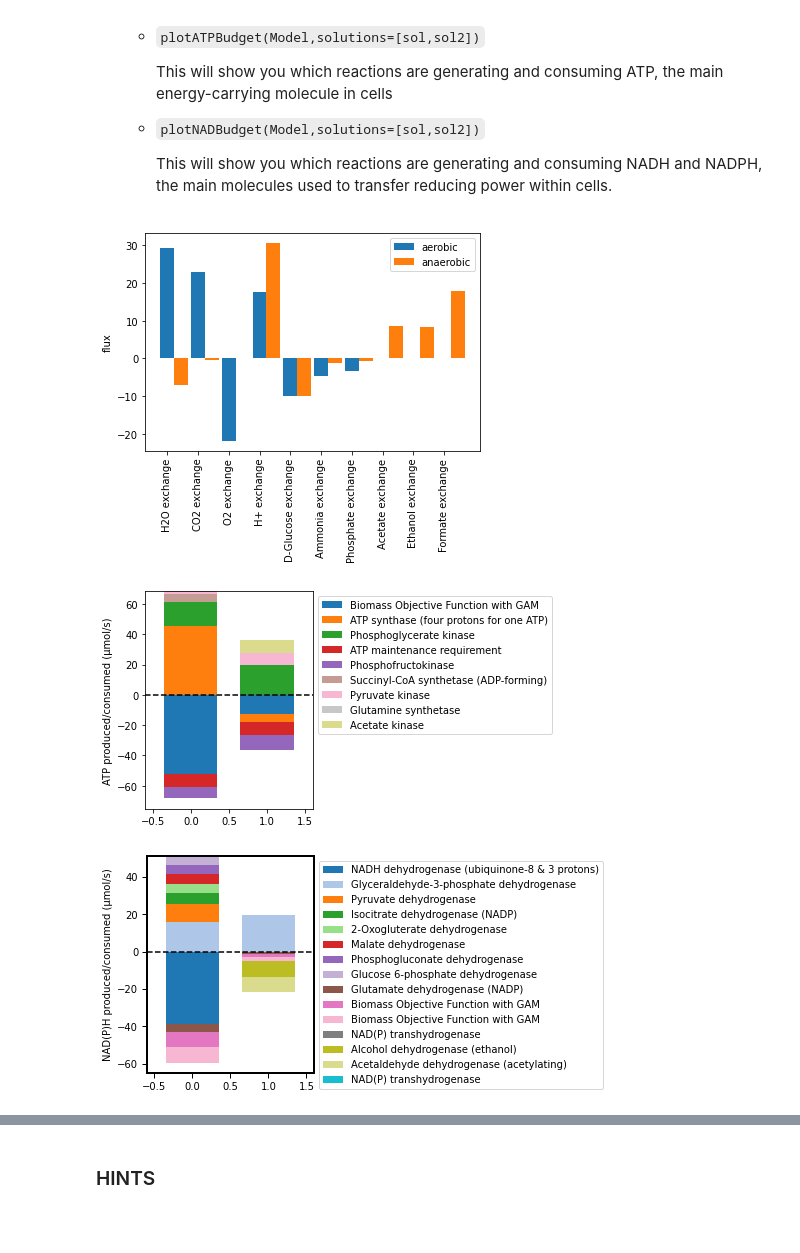
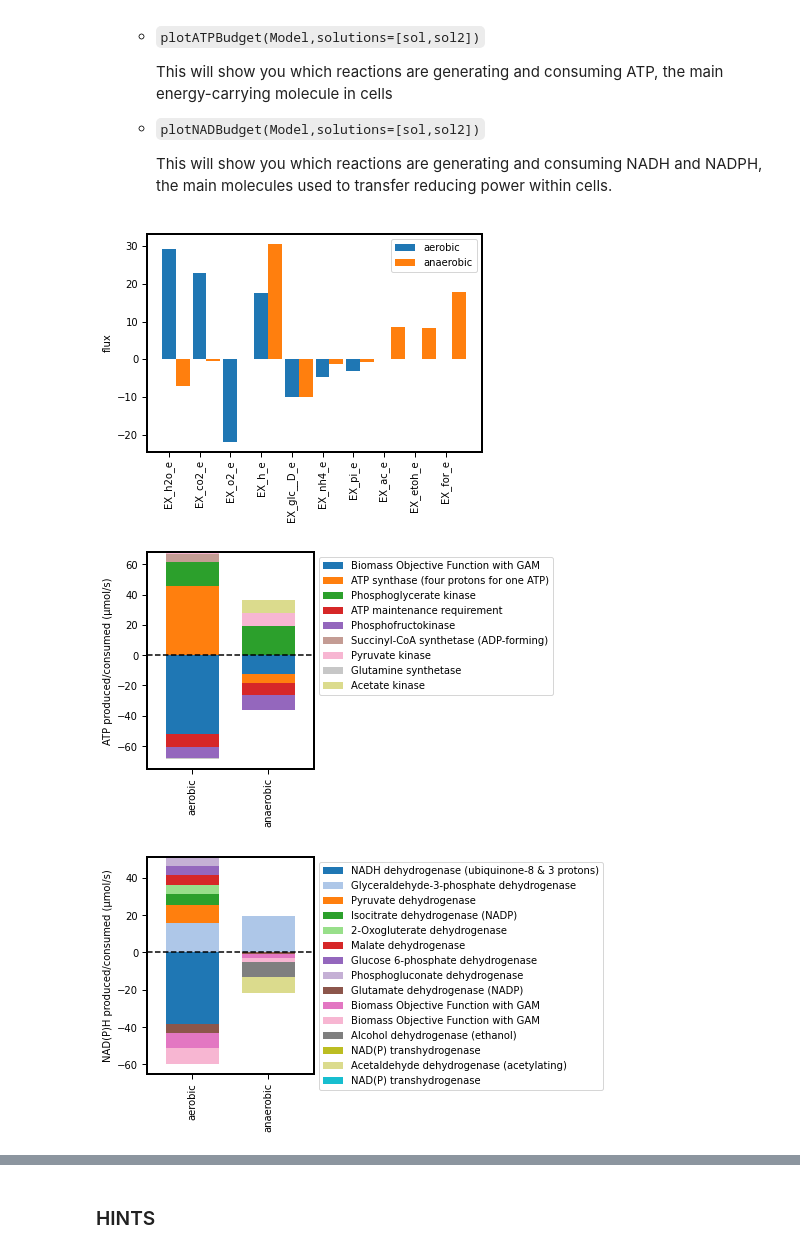
Before and after one commit to sshameer/Intro2FBA_OxfordDTC, a Jupyter notebook: Worksheet.ipynb, the cells around one changed output, grey strips where cells are left out. Drawn from its saved outputs; the diff is of its cells as text; code cells hidden in the pictures; blank space fills up the shorter version.

```diff
--- a/Worksheet.ipynb
+++ b/Worksheet.ipynb
@@ -182,10 +179,10 @@ Secretion
 
         This will show you which reactions are generating and consuming NADH and NADPH, the main molecules used to transfer reducing power within cells.
 # %%
-plotBoundary(Model,solutions=[sol,sol2],solutionNames=['aerobic','anaerobic'])
+plotBoundary(Model,solutions=[sol,sol2],solutionNames=['aerobic','anaerobic'],displayModelID=True)
 plotATPBudget(Model,solutions=[sol,sol2],solutionNames=['aerobic','anaerobic'])
 plotNADBudget(Model,solutions=[sol,sol2],solutionNames=['aerobic','anaerobic'])
 # %% [output]
-[figure, old version]
+[figure, new version]
-[figure, old version]
+[figure, new version]
-[figure, old version]
+[figure, new version]
```
Also changed, not shown: parts of 13 cells of this notebook, 1 other file.
